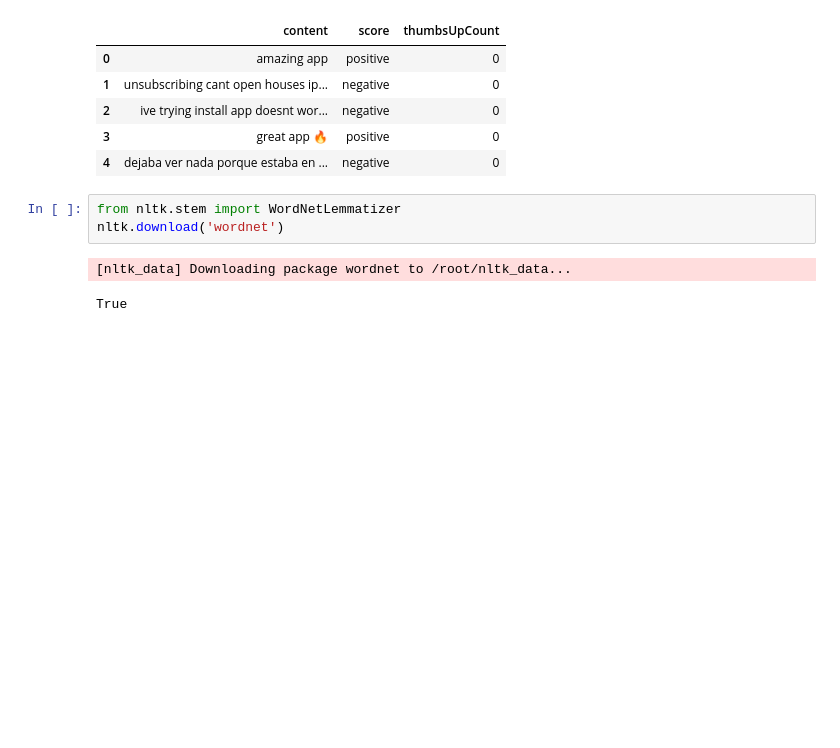
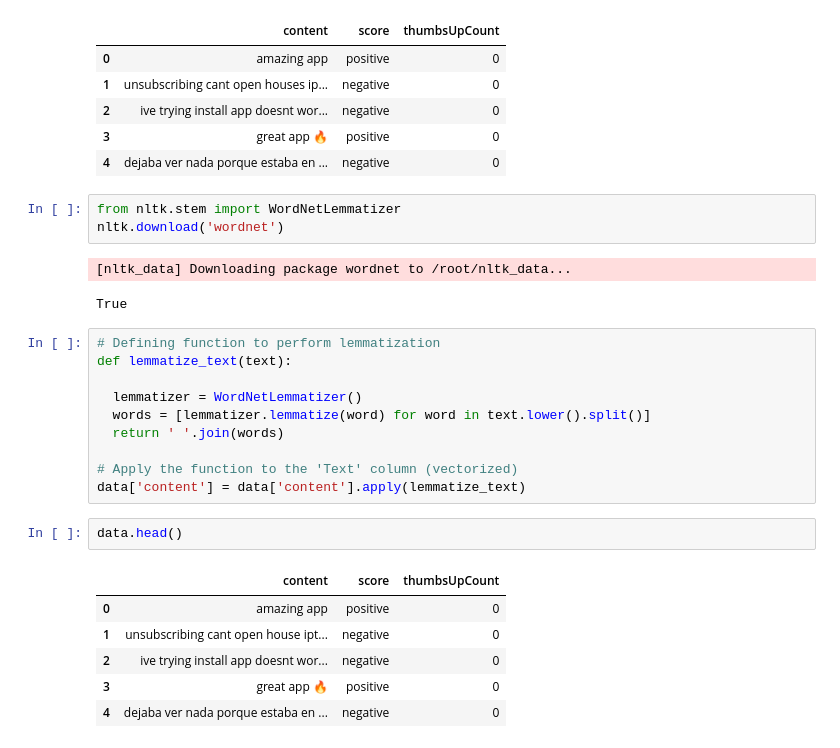
Before and after one commit to adkprakash/sentiment_analysis, a Jupyter notebook: sentiment_analysis.ipynb, the cells around one changed output. Drawn from its saved outputs; the diff is of its cells as text; blank space fills up the shorter version.

Commit message:
text preprocessing (lemmatization)

```diff
--- a/sentiment_analysis.ipynb
+++ b/sentiment_analysis.ipynb
@@ -226,3 +226,22 @@ nltk.download('wordnet')
 # %% [output]
 [nltk_data] Downloading package wordnet to /root/nltk_data...
 True
+# %%
+# Defining function to perform lemmatization
+def lemmatize_text(text):
+
+  lemmatizer = WordNetLemmatizer()
+  words = [lemmatizer.lemmatize(word) for word in text.lower().split()]
+  return ' '.join(words)
+
+# Apply the function to the 'Text' column (vectorized)
+data['content'] = data['content'].apply(lemmatize_text)
+# %%
+data.head()
+# %% [output]
+|  | content | score | thumbsUpCount |
+| 0 | amazing app | positive | 0 |
+| 1 | unsubscribing cant open house ipt... | negative | 0 |
+| 2 | ive trying install app doesnt wor... | negative | 0 |
+| 3 | great app 🔥 | positive | 0 |
+| 4 | dejaba ver nada porque estaba en ... | negative | 0 |
```
